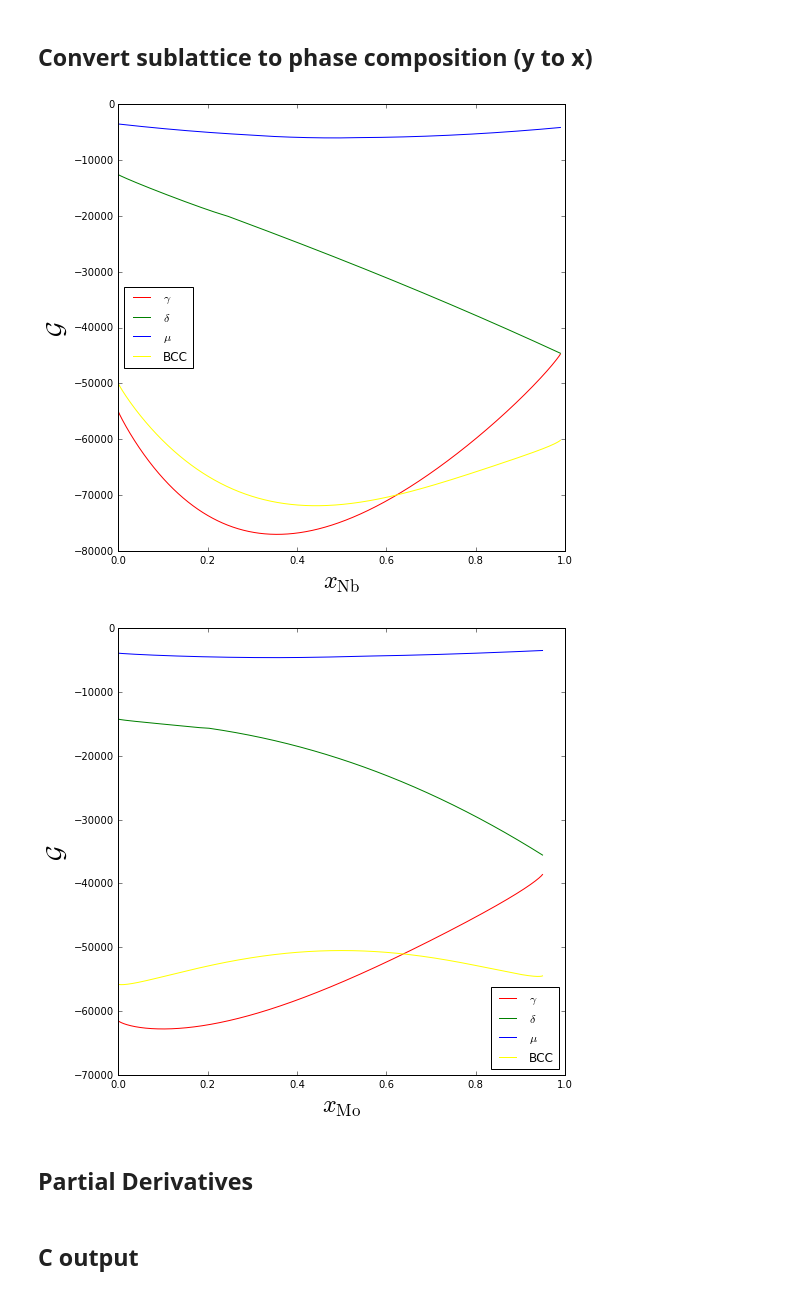
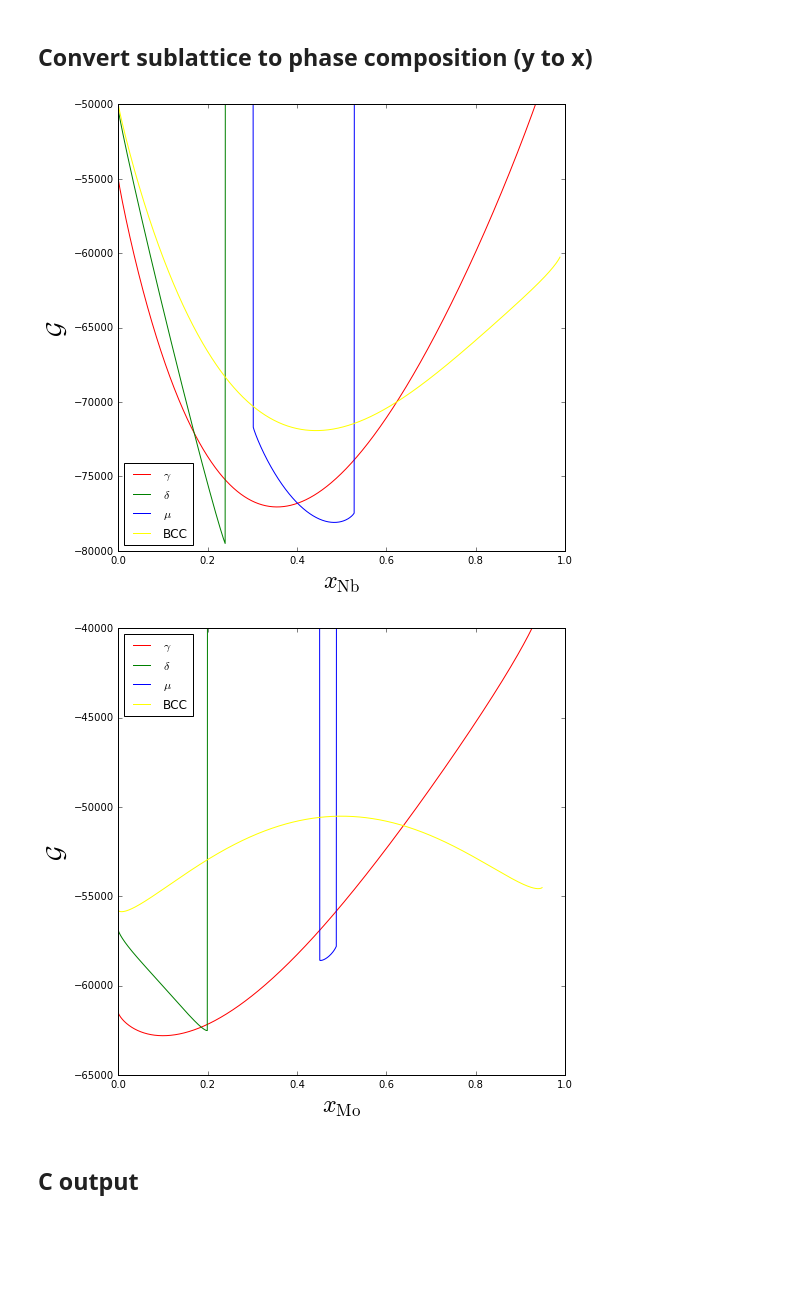
Before and after one commit to usnistgov/phasefield-precipitate-aging, a Jupyter notebook: CALPHAD_qhull.ipynb, the cells around one changed output. Drawn from its saved outputs; the diff is of its cells as text; code cells hidden in the pictures; blank space fills up the shorter version.

```diff
--- a/CALPHAD_qhull.ipynb
+++ b/CALPHAD_qhull.ipynb
@@ -58,18 +58,15 @@ g_gamma = parse_expr(str(m_gamma.ast)) / s_gamma
 # %%
 c_delta = list(set([i for c in tdb.phases['DELTA'].constituents for i in c]))
 m_delta = Model(tdb, c_delta, 'DELTA')
-s_delta = 4.0 # sites in formula unit
-g_delta = parse_expr(str(m_delta.ast)) / s_delta
+g_delta = parse_expr(str(m_delta.ast))
 # %%
 c_mu = list(set([i for c in tdb.phases['MU_PHASE'].constituents for i in c]))
 m_mu = Model(tdb, c_mu, 'MU_PHASE')
-s_mu = 13.0 # sites in formula unit
-g_mu = parse_expr(str(m_mu.ast)) / s_mu
+g_mu = parse_expr(str(m_mu.ast))
 # %%
 c_bcc = list(set([i for c in tdb.phases['BCC_A2'].constituents for i in c]))
 m_bcc = Model(tdb, c_bcc, 'BCC_A2')
-s_bcc = 1.0 # sites in formula unit
-g_bcc = parse_expr(str(m_bcc.ast)) / s_bcc
+g_bcc = parse_expr(str(m_bcc.ast))
 # %% [markdown]
 ## Convert sublattice to phase composition (y to x)
 # %%
@@ -95,26 +92,31 @@ g_gamma = g_gamma.subs({FCC_A10MO: GAMMA_XMO,
                         T: temp})
 
 # Approximate delta as a stoichiometric compound, (Nb,Ni)3(Mo,Nb,Ni) ==> Ni3(Mo,Nb,Ni)
-g_delta = g_delta.subs({DELTA0NI: 1,
-                        DELTA0NB: 0,
-                        DELTA1MO: 4*DELTA_XMO,
-                        DELTA1NB: 4*DELTA_XNB,
-                        DELTA1NI: 4*(DELTA_XNI-frac3by4),
-                        T: temp})
+g_delta = Piecewise((g_delta.subs({DELTA0NI: 1.0,
+                     DELTA0NB: 0,
+                     DELTA1MO: 4.0*DELTA_XMO,
+                     DELTA1NB: 4.0*DELTA_XNB,
+                     DELTA1NI: 4.0*(DELTA_XNI-fr3by4),
+                     T: temp}), \
+                     Lt(DELTA_XMO+DELTA_XNB, 0.25)),
+                    (0, True))
 
 # Substitution made possible by setting y3_Mo=y4_Mo
-g_mu = g_mu.subs({MU_PHASE0NI: 1,
-                  MU_PHASE1NB: 1 - frac13by7*MU_XMO,
-                  MU_PHASE1MO: frac13by7*MU_XMO,
-                  MU_PHASE2MO: frac13by7*MU_XMO,
-                  MU_PHASE2NB: 3 - frac13by7*MU_XMO - frac13by3*MU_XNI,
-                  MU_PHASE2NI: frac13by3*MU_XNI - 2,
-                  T: temp})
+g_mu = Piecewise((g_mu.subs({MU_PHASE0NI: 1.0,
+                  MU_PHASE1NB: 1.0 - fr13by7*MU_XMO,
+                  #MU_PHASE1NB: fr13by4*(MU_XNB-MU_XNI) + (39.0/28)*MU_XMO - 9.0/4,
+                  MU_PHASE1MO: fr13by7*MU_XMO,
+                  MU_PHASE2MO: fr13by7*MU_XMO,
+                  MU_PHASE2NB: 3.0 - fr13by7*MU_XMO - fr13by3*MU_XNI,
+                  MU_PHASE2NI: fr13by3*MU_XNI - 2.0,
+                  T: temp}), \
+                  And(Gt(3.0 - fr13by7*MU_XMO - fr13by3*MU_XNI,0.), Gt(fr13by3*MU_XNI,2.))),
+                (0, True))
 
 g_bcc = g_bcc.subs({BCC_A20MO: BCC_XMO,
                     BCC_A20NB: BCC_XNB,
                     BCC_A20NI: BCC_XNI,
-                    BCC_A21VA: 1,
+                    BCC_A21VA: 1.0,
                     T: temp})
 # %%
 # Generate numerically efficient system-composition expressions
@@ -125,30 +127,31 @@ Gb = lambdify((BCC_XMO, BCC_XNB, BCC_XNI), g_bcc, modules='numpy')
 # %%
 labels = [r'$\gamma$', r'$\delta$', r'$\mu$', 'BCC']
 colors = ['red', 'green','blue', 'yellow']
 
 # plot Gibbs energy curves for fixed x_Mo = 1% to check mu stability
 if True:
     xmo = 0.01
     X = []
     G = [[],[],[],[]]
 
     for xnb in np.linspace(epsilon,1,1001):
         xni = 1-xmo-xnb
-        if xni+epsilon>0:
+        if xni>0:
             X.append(xnb)
             G[0].append(Gg(xmo,xnb,xni))
             G[1].append(Gd(xmo,xnb,xni))
             G[2].append(Gu(xmo,xnb,xni))
             G[3].append(Gb(xmo,xnb,xni))
 
     plt.figure(figsize=(8, 8))
     plt.xlabel(r'$x_\mathrm{Nb}$', fontsize=24)
     plt.ylabel(r'$\mathcal{G}$', fontsize=24)
+    plt.ylim([-80000, -50000])
     for i in range(len(labels)):
         plt.plot(X, G[i], color=colors[i], label=labels[i])
     plt.legend(loc='best')
 # %% [output]
-[figure, old version]
+[figure, new version]
 # %%
 # plot Gibbs energy curves for fixed x_Nb = 5% to check delta stability
 if True:
@@ -158,7 +161,7 @@ if True:
 
     for xmo in np.linspace(epsilon,1,1001):
         xni = 1-xmo-xnb
-        if xni+epsilon>0:
+        if xni>0:
             X.append(xmo)
             G[0].append(Gg(xmo,xnb,xni))
             G[1].append(Gd(xmo,xnb,xni))
@@ -168,10 +171,9 @@ if True:
     plt.figure(figsize=(8, 8))
     plt.xlabel(r'$x_\mathrm{Mo}$', fontsize=24)
     plt.ylabel(r'$\mathcal{G}$', fontsize=24)
+    plt.ylim([-65000, -40000])
     for i in range(len(labels)):
         plt.plot(X, G[i], color=colors[i], label=labels[i])
     plt.legend(loc='best')
 # %% [output]
-[figure, old version]
+[figure, new version]
-# %% [markdown]
-## Partial Derivatives
```
Also changed, not shown: parts of 10 cells of this notebook.
